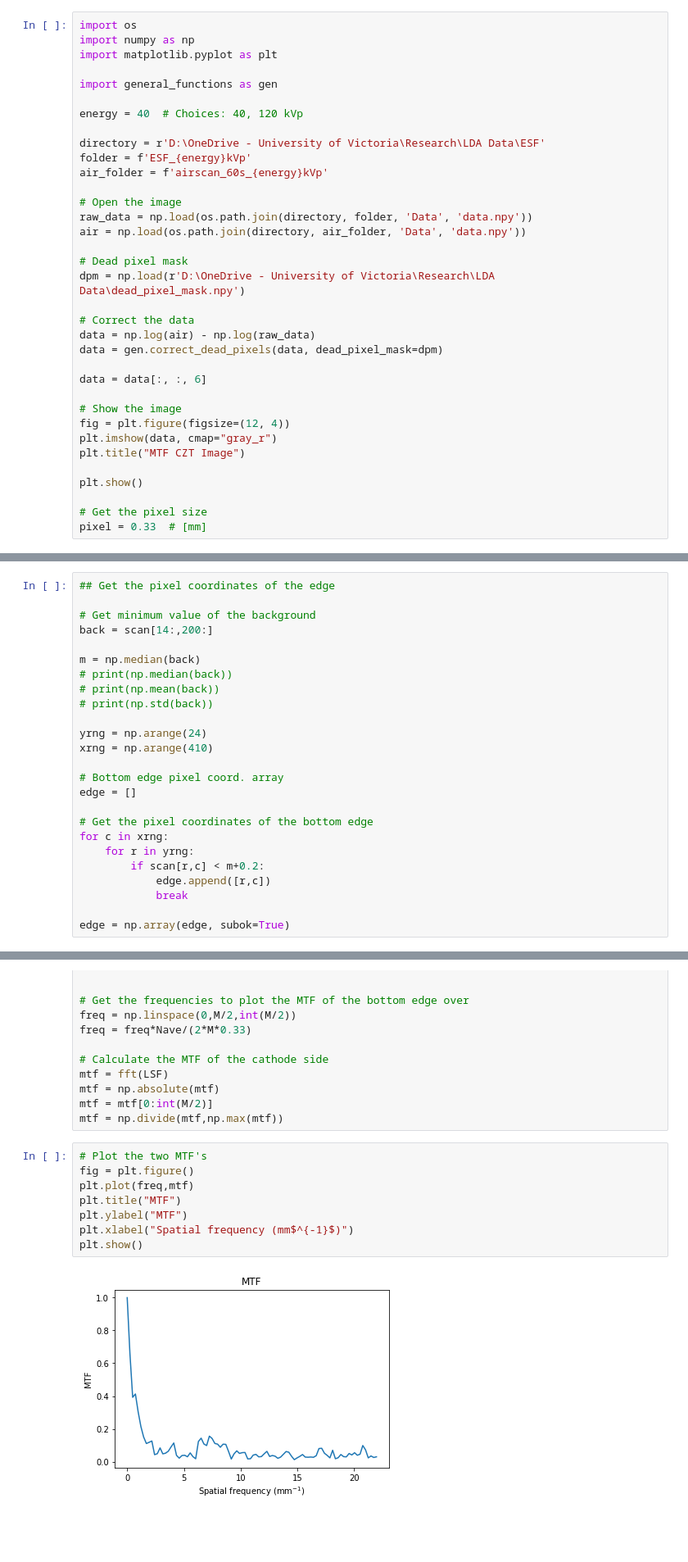
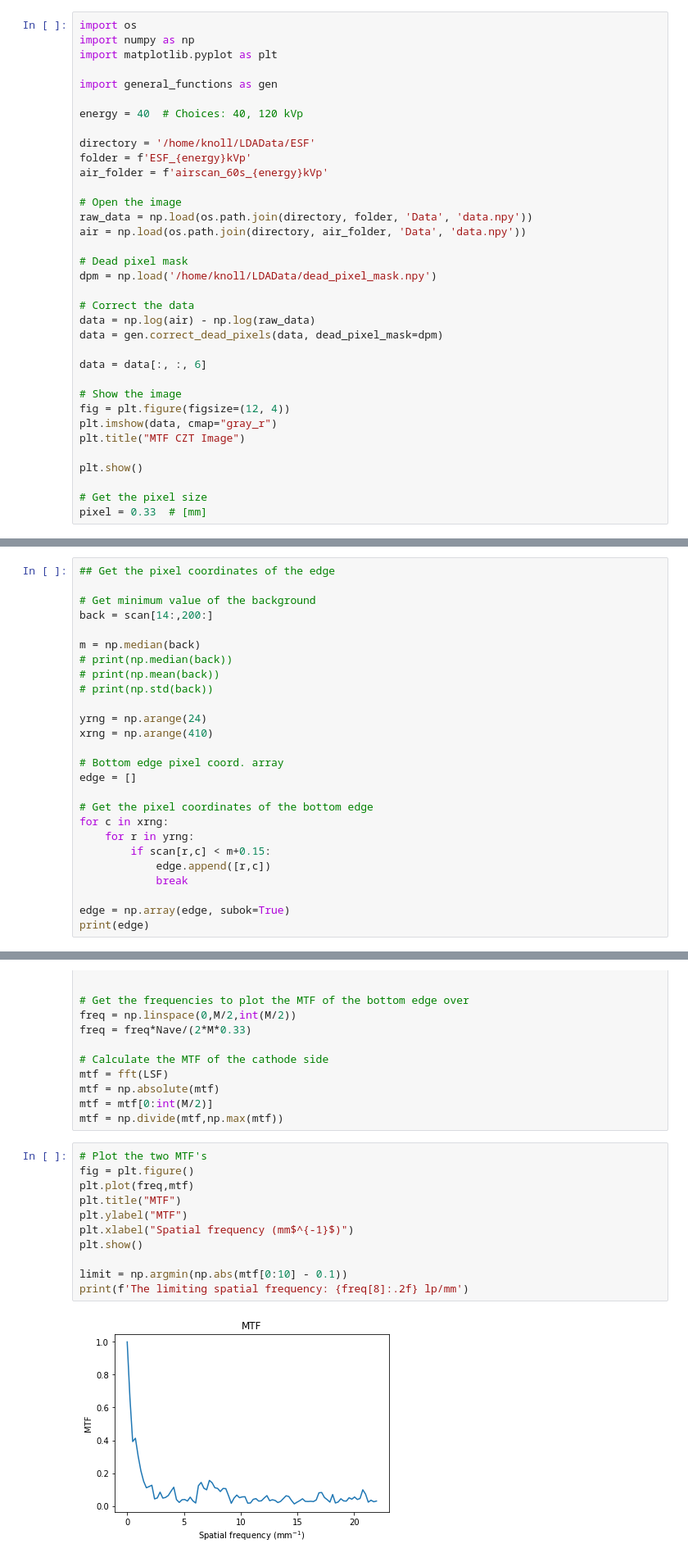
Before and after one commit to drichts/Reconstruction, a Jupyter notebook: esf/esf_czt_2d.ipynb, the cells around one changed output, grey strips where cells are left out. Shown at 82% size. Saved outputs shown, nothing was run; the diff lists cells and outputs as text; blank space fills up the shorter version.

```diff
--- a/esf/esf_czt_2d.ipynb
+++ b/esf/esf_czt_2d.ipynb
@@ -7,7 +7,7 @@ import general_functions as gen
 
 energy = 40  # Choices: 40, 120 kVp
 
-directory = r'D:\OneDrive - University of Victoria\Research\LDA Data\ESF'
+directory = '/home/knoll/LDAData/ESF'
 folder = f'ESF_{energy}kVp'
 air_folder = f'airscan_60s_{energy}kVp'
 
@@ -16,7 +16,7 @@ raw_data = np.load(os.path.join(directory, folder, 'Data', 'data.npy'))
 air = np.load(os.path.join(directory, air_folder, 'Data', 'data.npy'))
 
 # Dead pixel mask
-dpm = np.load(r'D:\OneDrive - University of Victoria\Research\LDA Data\dead_pixel_mask.npy')
+dpm = np.load('/home/knoll/LDAData/dead_pixel_mask.npy')
 
 # Correct the data
 data = np.log(air) - np.log(raw_data)
@@ -67,8 +67,9 @@ edge = []
 # Get the pixel coordinates of the bottom edge
 for c in xrng:
     for r in yrng:
-        if scan[r,c] < m+0.2:
+        if scan[r,c] < m+0.15:
             edge.append([r,c])
             break
 
 edge = np.array(edge, subok=True)
+print(edge)
@@ -149,10 +169,13 @@ mtf = np.divide(mtf,np.max(mtf))
 # %%
 # Plot the two MTF's
 fig = plt.figure()
 plt.plot(freq,mtf)
 plt.title("MTF")
 plt.ylabel("MTF")
 plt.xlabel("Spatial frequency (mm$^{-1}$)")
 plt.show()
+
+limit = np.argmin(np.abs(mtf[0:10] - 0.1))
+print(f'The limiting spatial frequency: {freq[8]:.2f} lp/mm')
 # %% [output]
-[figure, old version]
+[figure, new version]
```
Also changed, not shown: parts of 6 cells of this notebook, 7 other files.
